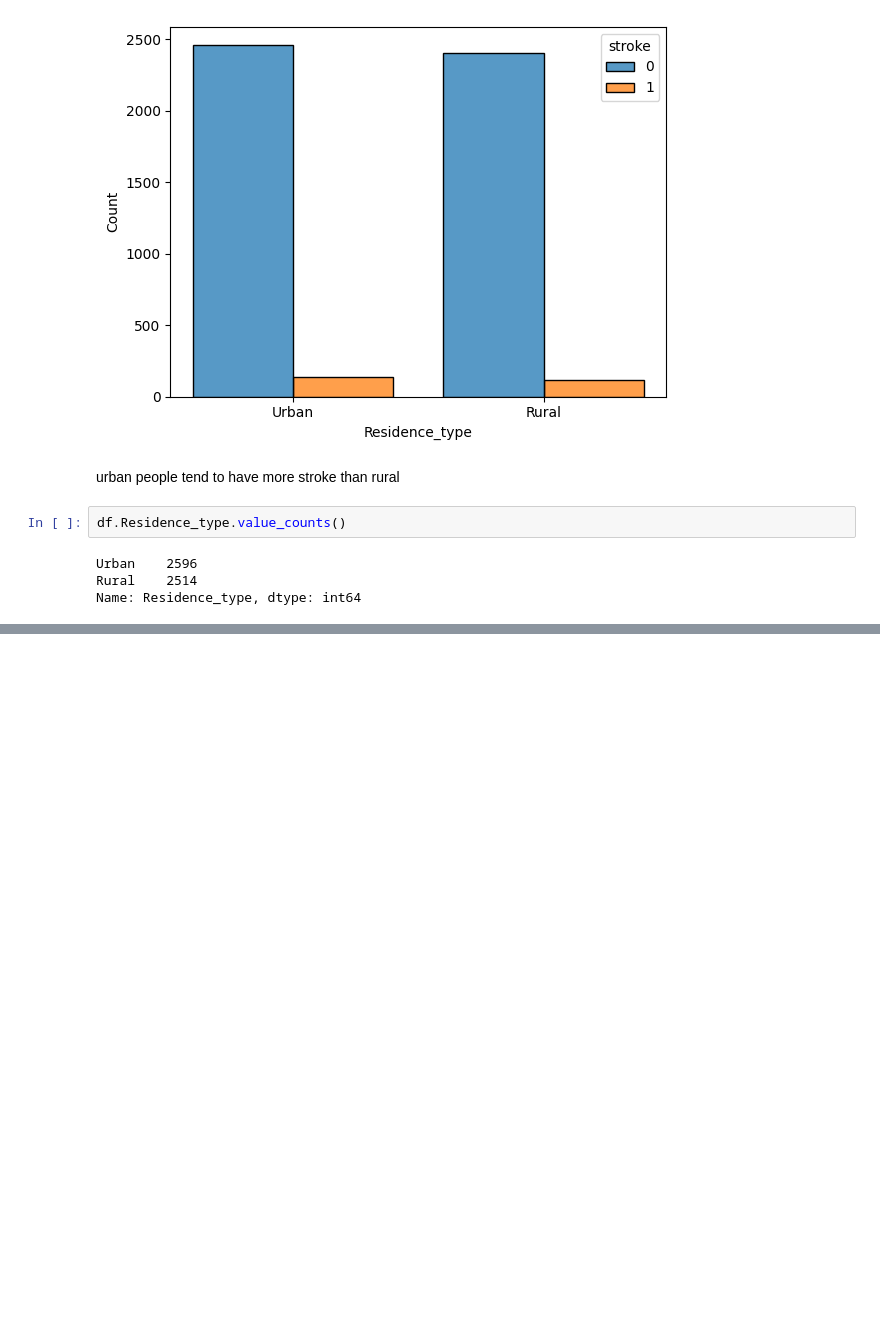
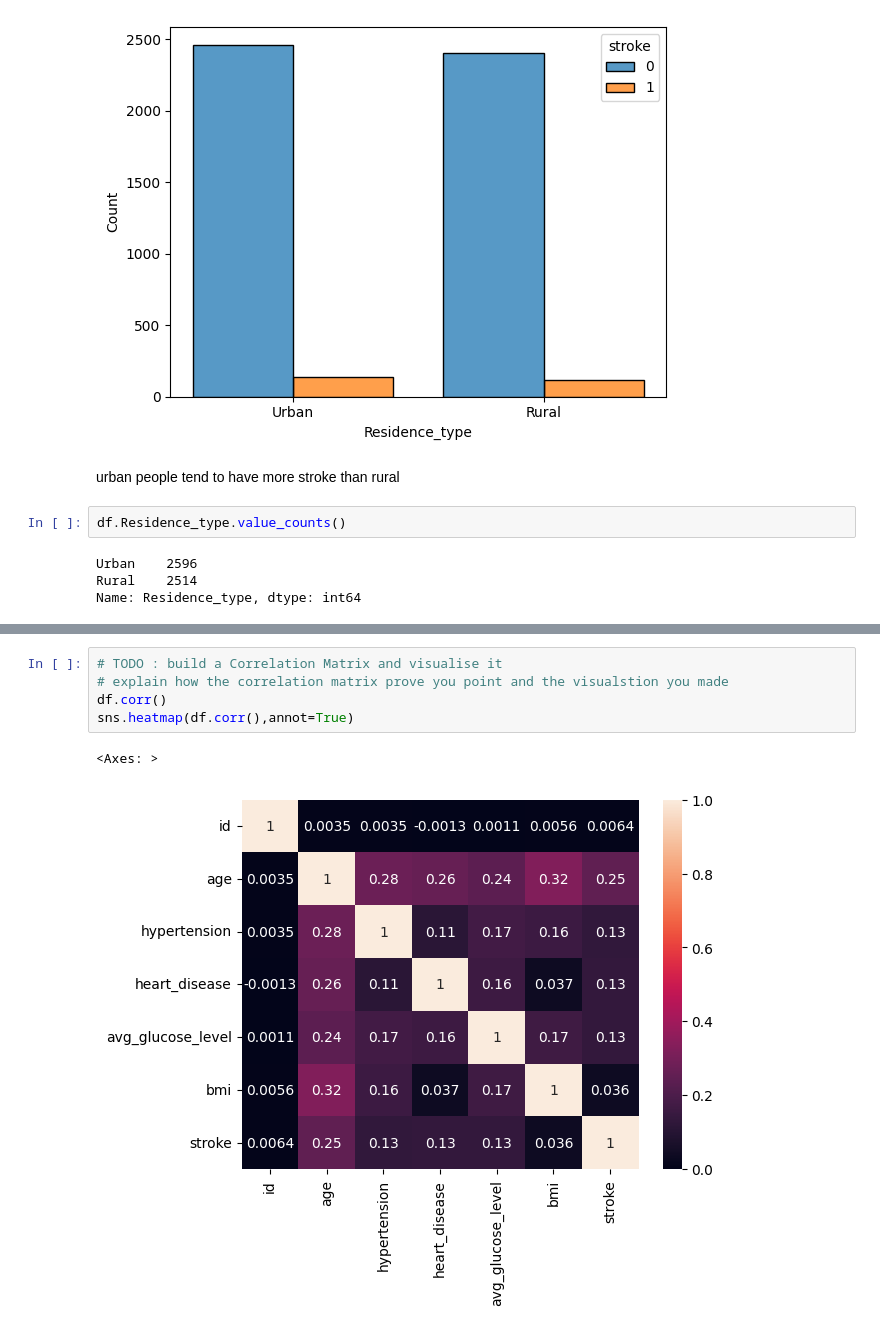
Before and after one commit to SALMA55ASHRAF/dataset_mnist, a Jupyter notebook: stroke.ipynb, the cells around one changed output, grey strips where cells are left out. Drawn from its saved outputs; the diff is of its cells as text; blank space fills up the shorter version.

```diff
--- a/stroke.ipynb
+++ b/stroke.ipynb
@@ -250,0 +255,8 @@ Name: Residence_type, dtype: int64
+# %%
+# TODO : build a Correlation Matrix and visualise it
+# explain how the correlation matrix prove you point and the visualstion you made
+df.corr()
+sns.heatmap(df.corr(),annot=True)
+# %% [output]
+<Axes: >
+[figure, added]
```
Also changed, not shown: parts of 24 cells of this notebook.
